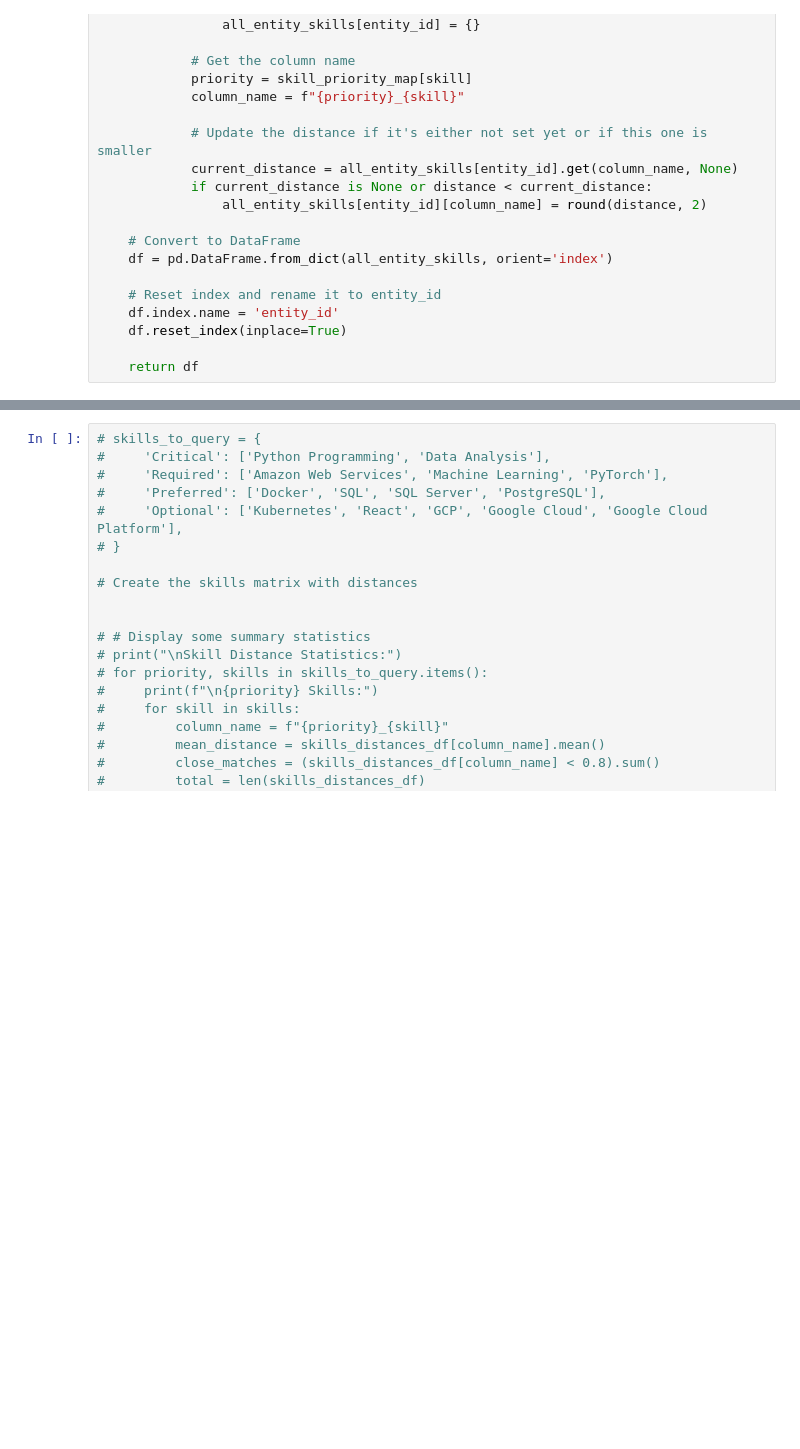
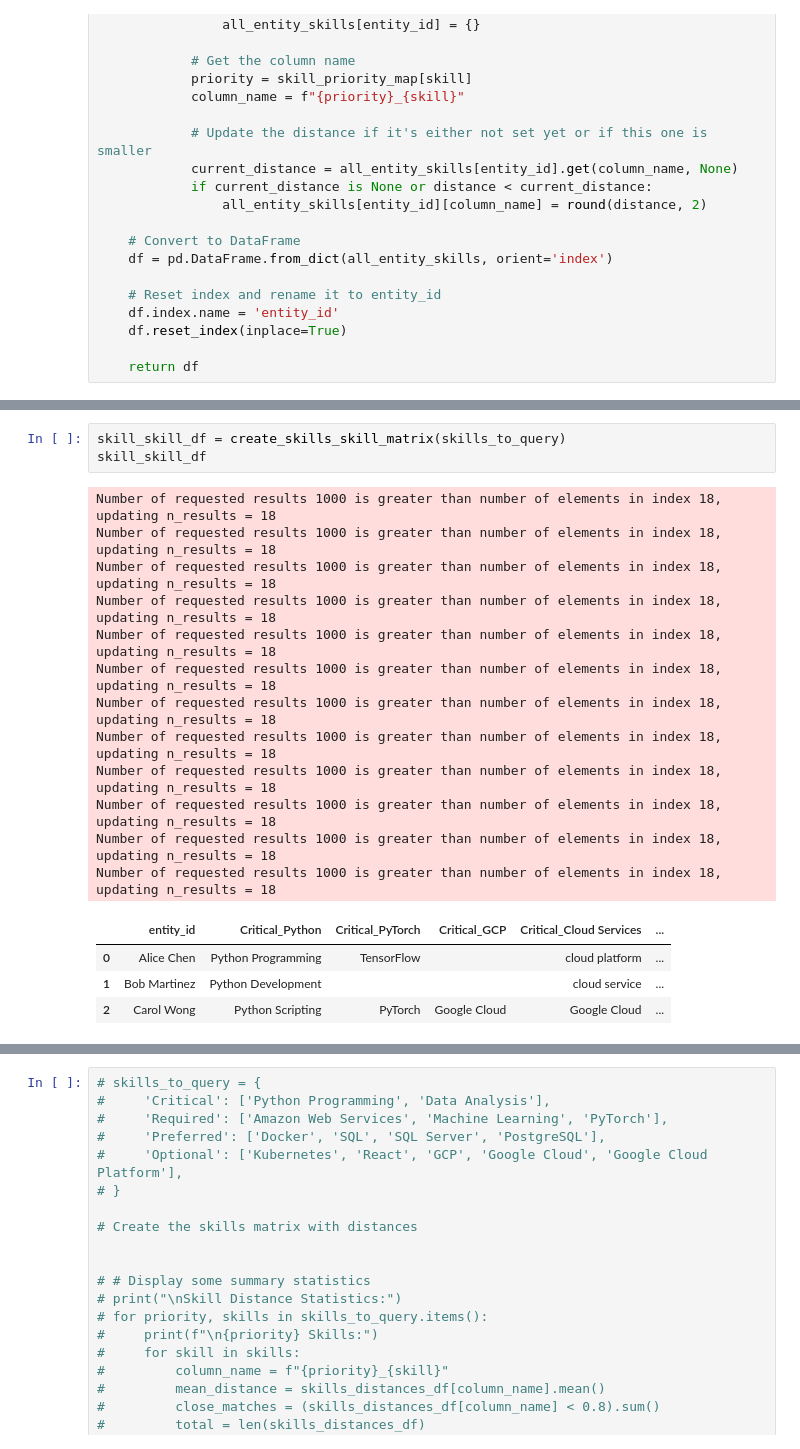
Before and after one commit to antquinonez/Far-Finer-ARBES, a Jupyter notebook: Code/Desktop/ARBES - Hiring Strategy/code/lib/_query_skills_df.ipynb, the cells around one changed output, grey strips where cells are left out. Cells and saved outputs as stored; diff of their text form; blank space fills up the shorter version.

```diff
--- a/Code/Desktop/ARBES - Hiring Strategy/code/lib/_query_skills_df.ipynb
+++ b/Code/Desktop/ARBES - Hiring Strategy/code/lib/_query_skills_df.ipynb
@@ -301,5 +431,25 @@ Number of requested results 1000 is greater than number of elements in index 14,
 | 1 | Bob Martinez | True | False | False | True | ... |
 | 2 | Carol Wong | True | True | True | True | ... |
+# %%
+skill_skill_df = create_skills_skill_matrix(skills_to_query)
+skill_skill_df
+# %% [output]
+Number of requested results 1000 is greater than number of elements in index 18, updating n_results = 18
+Number of requested results 1000 is greater than number of elements in index 18, updating n_results = 18
+Number of requested results 1000 is greater than number of elements in index 18, updating n_results = 18
+Number of requested results 1000 is greater than number of elements in index 18, updating n_results = 18
+Number of requested results 1000 is greater than number of elements in index 18, updating n_results = 18
+Number of requested results 1000 is greater than number of elements in index 18, updating n_results = 18
+Number of requested results 1000 is greater than number of elements in index 18, updating n_results = 18
+Number of requested results 1000 is greater than number of elements in index 18, updating n_results = 18
+Number of requested results 1000 is greater than number of elements in index 18, updating n_results = 18
+Number of requested results 1000 is greater than number of elements in index 18, updating n_results = 18
+Number of requested results 1000 is greater than number of elements in index 18, updating n_results = 18
+Number of requested results 1000 is greater than number of elements in index 18, updating n_results = 18
+|  | entity_id | Critical_Python | Critical_PyTorch | Critical_GCP | Critical_Cloud Services | ... |
+| 0 | Alice Chen | Python Programming | TensorFlow |  | cloud platform | ... |
+| 1 | Bob Martinez | Python Development |  |  | cloud service | ... |
+| 2 | Carol Wong | Python Scripting | PyTorch | Google Cloud | Google Cloud | ... |
 # %%
 scored_df = calculate_scores(skills_df)
 scored_df
```
Also changed, not shown: parts of 6 cells of this notebook.
